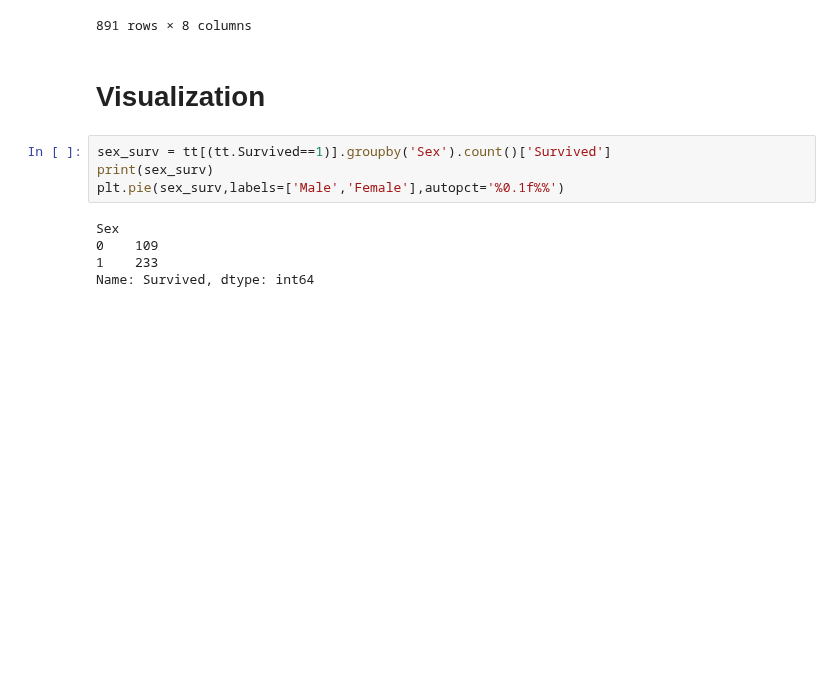
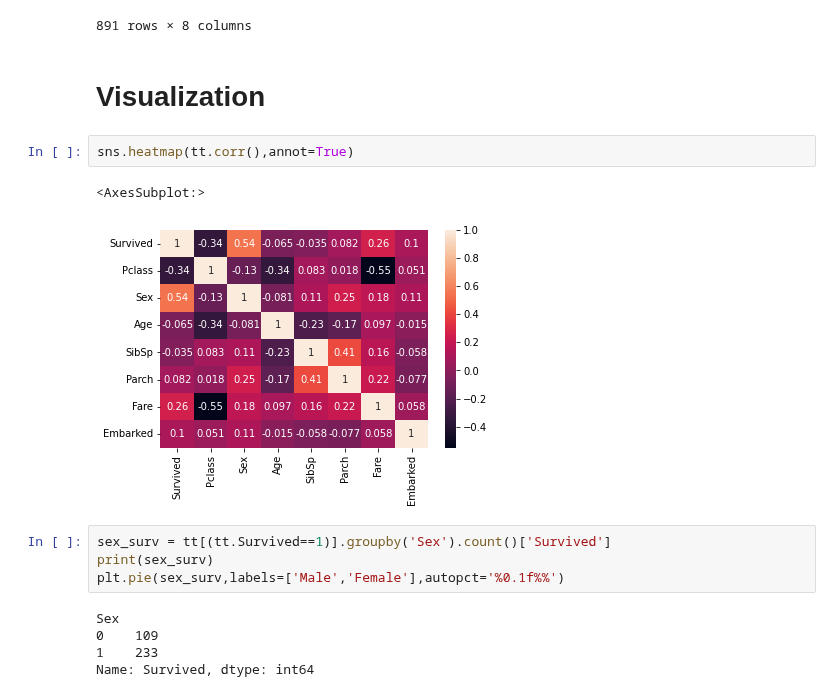
Before and after one commit to Suyashiitr/kaggle, a Jupyter notebook: simple-titanic-survival-prediction-model.ipynb, the cells around one changed output. Drawn from its saved outputs; the diff is of its cells as text; blank space fills up the shorter version.

```diff
--- a/simple-titanic-survival-prediction-model.ipynb
+++ b/simple-titanic-survival-prediction-model.ipynb
@@ -113,6 +139,11 @@ tt
 891 rows × 8 columns
 # %% [markdown]
 # **Visualization**
+# %%
+sns.heatmap(tt.corr(),annot=True)
+# %% [output]
+<AxesSubplot:>
+[figure, added]
 # %%
 sex_surv = tt[(tt.Survived==1)].groupby('Sex').count()['Survived']
 print(sex_surv)
```
Also changed, not shown: parts of 22 cells of this notebook.
